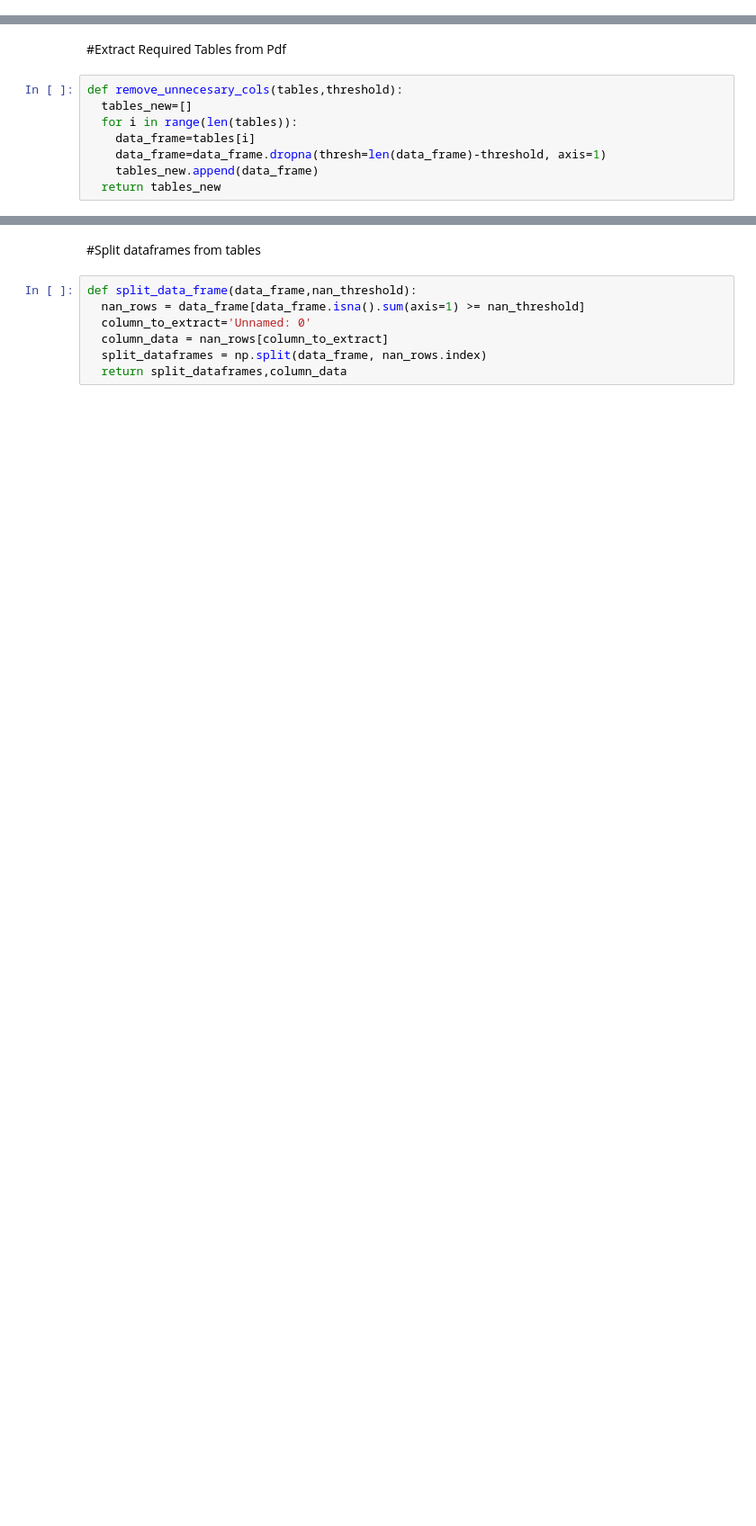
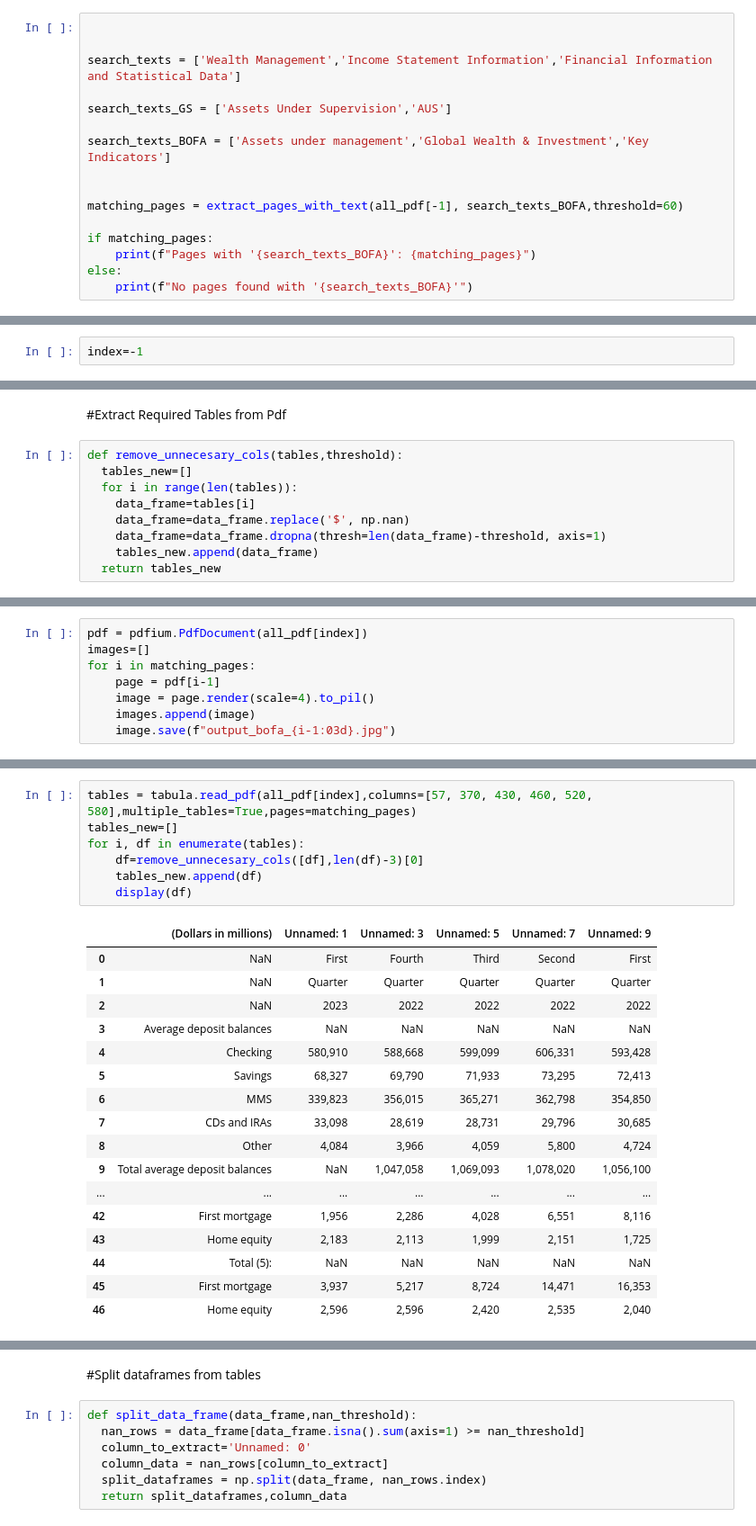
Before and after one commit to rohanramesh38/EFE-Project, a Jupyter notebook: Data-Extractor/EFE Data-Extractor.ipynb, the cells around one changed output, grey strips where cells are left out. Shown: that part at 90% size. Drawn from its saved outputs; the diff is of its cells as text; blank space fills up the shorter version.

Commit message:
Added changes for BOFA

```diff
--- a/Data-Extractor/EFE Data-Extractor.ipynb
+++ b/Data-Extractor/EFE Data-Extractor.ipynb
@@ -203,0 +254,16 @@ Pages with '['Wealth Management', 'Income Statement Information']': [7, 8]
+# %%
+
+
+search_texts = ['Wealth Management','Income Statement Information','Financial Information and Statistical Data']
+
+search_texts_GS = ['Assets Under Supervision','AUS']
+
+search_texts_BOFA = ['Assets under management','Global Wealth & Investment','Key Indicators']
+
+
+matching_pages = extract_pages_with_text(all_pdf[-1], search_texts_BOFA,threshold=60)
+
+if matching_pages:
+    print(f"Pages with '{search_texts_BOFA}': {matching_pages}")
+else:
+    print(f"No pages found with '{search_texts_BOFA}'")
@@ -203,0 +272,2 @@ Pages with '['Wealth Management', 'Income Statement Information']': [7, 8]
+# %%
+index=-1
@@ -208,6 +282,7 @@ def remove_unnecesary_cols(tables,threshold):
   tables_new=[]
   for i in range(len(tables)):
     data_frame=tables[i]
+    data_frame=data_frame.replace('$', np.nan)
     data_frame=data_frame.dropna(thresh=len(data_frame)-threshold, axis=1)
     tables_new.append(data_frame)
   return tables_new
@@ -259,0 +289,8 @@ tables[1]
+# %%
+pdf = pdfium.PdfDocument(all_pdf[index])
+images=[]
+for i in matching_pages:
+    page = pdf[i-1]
+    image = page.render(scale=4).to_pil()
+    images.append(image)
+    image.save(f"output_bofa_{i-1:03d}.jpg")
@@ -259,0 +305,25 @@ tables[1]
+# %%
+tables = tabula.read_pdf(all_pdf[index],columns=[57, 370, 430, 460, 520, 580],multiple_tables=True,pages=matching_pages)
+tables_new=[]
+for i, df in enumerate(tables):
+    df=remove_unnecesary_cols([df],len(df)-3)[0]
+    tables_new.append(df)
+    display(df)
+# %% [output]
+|  | (Dollars in millions) | Unnamed: 1 | Unnamed: 3 | Unnamed: 5 | Unnamed: 7 | Unnamed: 9 |
+| 0 | NaN | First | Fourth | Third | Second | First |
+| 1 | NaN | Quarter | Quarter | Quarter | Quarter | Quarter |
+| 2 | NaN | 2023 | 2022 | 2022 | 2022 | 2022 |
+| 3 | Average deposit balances | NaN | NaN | NaN | NaN | NaN |
+| 4 | Checking | 580,910 | 588,668 | 599,099 | 606,331 | 593,428 |
+| 5 | Savings | 68,327 | 69,790 | 71,933 | 73,295 | 72,413 |
+| 6 | MMS | 339,823 | 356,015 | 365,271 | 362,798 | 354,850 |
+| 7 | CDs and IRAs | 33,098 | 28,619 | 28,731 | 29,796 | 30,685 |
+| 8 | Other | 4,084 | 3,966 | 4,059 | 5,800 | 4,724 |
+| 9 | Total average deposit balances | NaN | 1,047,058 | 1,069,093 | 1,078,020 | 1,056,100 |
+| ... | ... | ... | ... | ... | ... | ... |
+| 42 | First mortgage | 1,956 | 2,286 | 4,028 | 6,551 | 8,116 |
+| 43 | Home equity | 2,183 | 2,113 | 1,999 | 2,151 | 1,725 |
+| 44 | Total (5): | NaN | NaN | NaN | NaN | NaN |
+| 45 | First mortgage | 3,937 | 5,217 | 8,724 | 14,471 | 16,353 |
+| 46 | Home equity | 2,596 | 2,596 | 2,420 | 2,535 | 2,040 |
```
Also changed, not shown: parts of 36 cells of this notebook, 1 other file.
